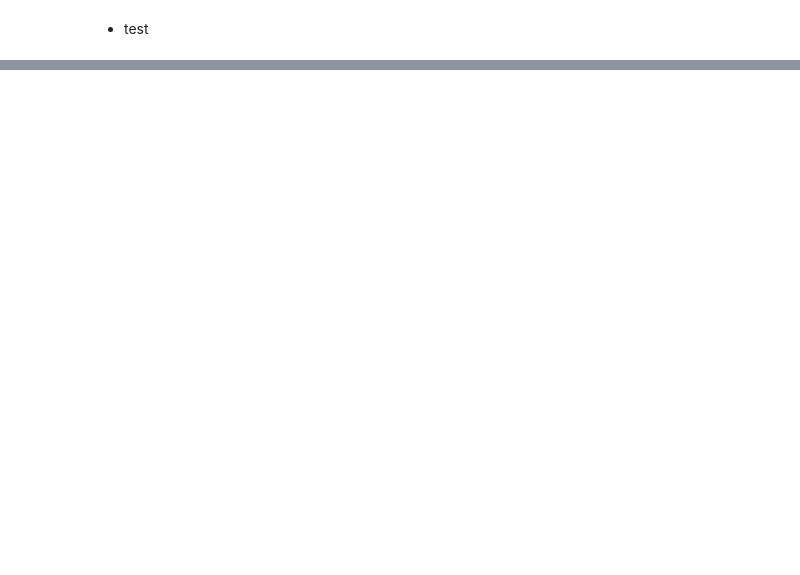
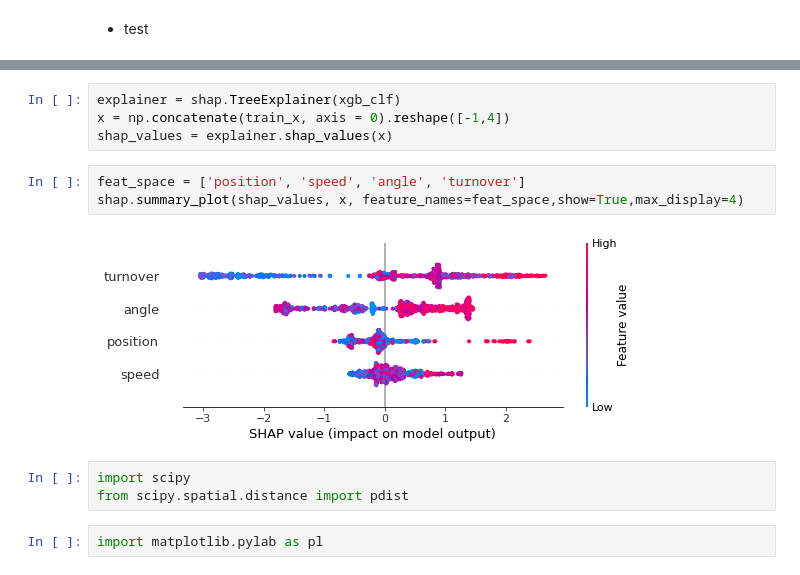
Before and after one commit to ByeonggeonGo/AWAC_code_practice, a Jupyter notebook: xgb_crossent_cartpole.ipynb, the cells around one changed output, grey strips where cells are left out. Saved outputs shown, nothing was run; the diff lists cells and outputs as text; blank space fills up the shorter version.

```diff
--- a/xgb_crossent_cartpole.ipynb
+++ b/xgb_crossent_cartpole.ipynb
@@ -225,0 +236,14 @@ fig.tight_layout()
+# %%
+explainer = shap.TreeExplainer(xgb_clf)
+x = np.concatenate(train_x, axis = 0).reshape([-1,4])
+shap_values = explainer.shap_values(x)
+# %%
+feat_space = ['position', 'speed', 'angle', 'turnover']
+shap.summary_plot(shap_values, x, feature_names=feat_space,show=True,max_display=4)
+# %% [output]
+[figure, added]
+# %%
+import scipy
+from scipy.spatial.distance import pdist
+# %%
+import matplotlib.pylab as pl
```
Also changed, not shown: parts of 13 cells of this notebook.
